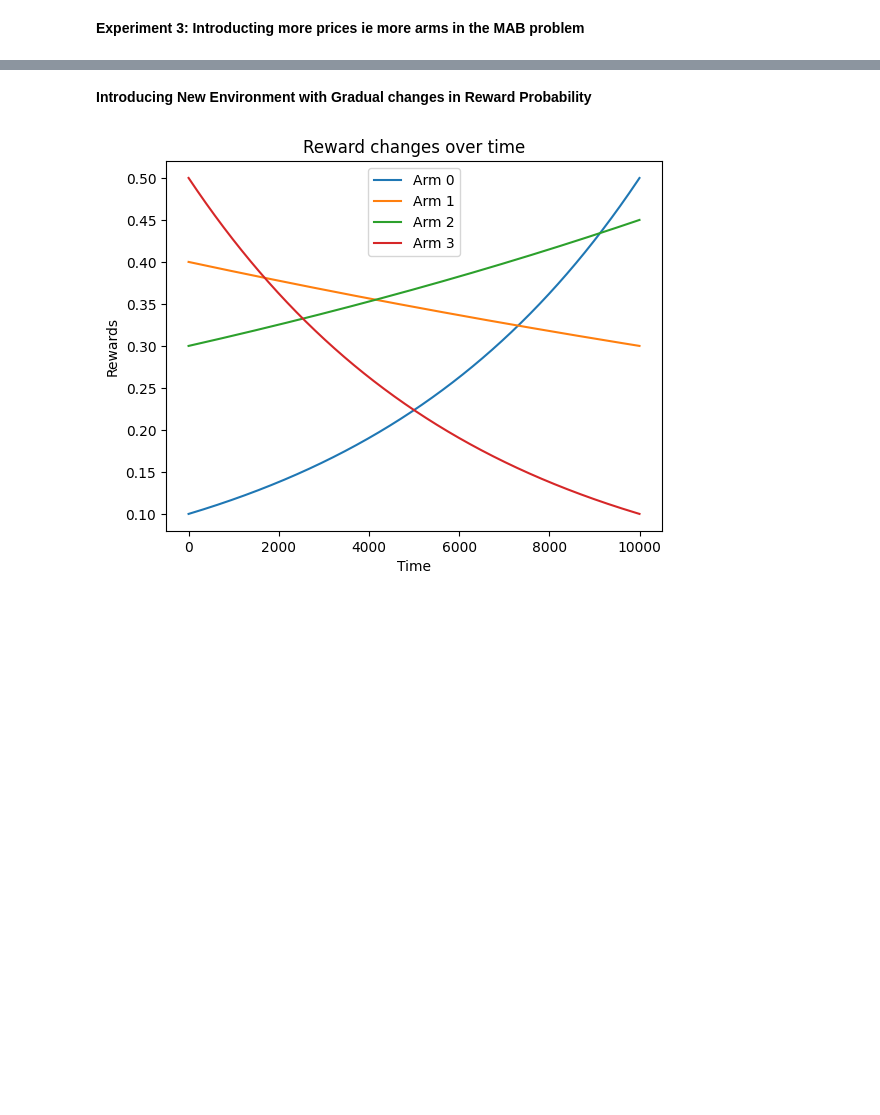
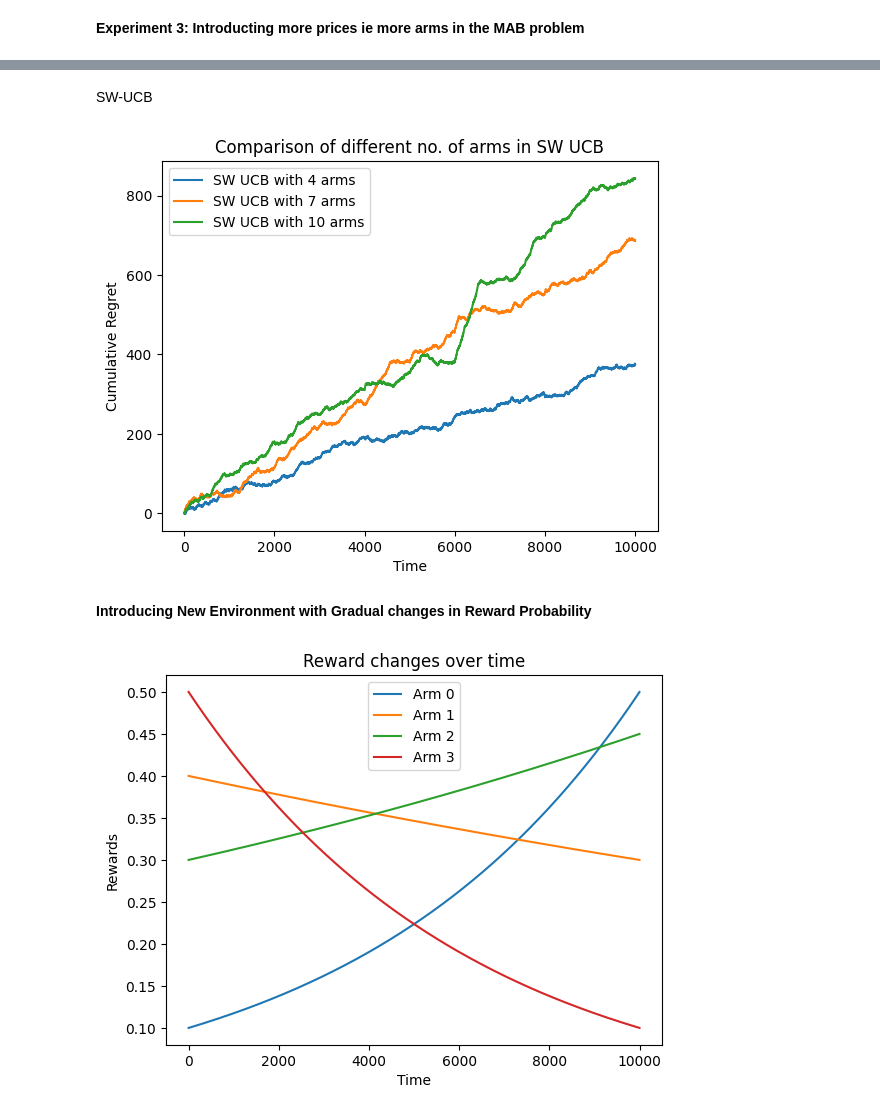
Before and after one commit to dayeonryoo/research-skills-stochastic-MAB, a Jupyter notebook: NS_UCB_MAB.ipynb, the cells around one changed output, grey strips where cells are left out. Cells and saved outputs as stored; diff of their text form; code cells hidden in the pictures; blank space fills up the shorter version.

```diff
--- a/NS_UCB_MAB.ipynb
+++ b/NS_UCB_MAB.ipynb
@@ -383,3 +399,64 @@ plt.savefig("Env_1_regret_newPrices")
+# %% [markdown]
+SW-UCB
+# %%
+reward_probabilities_4 = [i[0:4] for i in reward_probabilities]
+reward_probabilities_7 = [i[0:7] for i in reward_probabilities]
+reward_probabilities_10 = reward_probabilities
+
+#Defining Environment
+env_s_4 = DynamicPricingEnv(prices[0:4], change_points, reward_probabilities_4)
+env_s_7 = DynamicPricingEnv(prices[0:7], change_points, reward_probabilities_7)
+env_s_10 = DynamicPricingEnv(prices, change_points, reward_probabilities_10)
+
+# Instance of Algorithm
+s_ucb_4 = SlidingWindowUCB(4,1213)
+s_ucb_7 = SlidingWindowUCB(7,1213)
+s_ucb_10 = SlidingWindowUCB(10,1213)
+
+T = 10000
+regrets_s_4 = []
+regrets_s_7 = []
+regrets_s_10 = []
+
+
+
+for t in range(T):
+
+
+    # Sliding Window UCB with 4 Arms
+    arm_s = s_ucb_4.select_arm()
+    reward_s = env_s_4.step(arm_s)
+    s_ucb_4.update(arm_s, reward_s)
+    regrets_s_4.append(max(reward_probabilities_4[env_s_4.current_phase]) - reward_s)
+
+    # Sliding Window UCB with 7 arms
+    arm_s = s_ucb_7.select_arm()
+    reward_s = env_s_7.step(arm_s)
+    s_ucb_7.update(arm_s, reward_s)
+    regrets_s_7.append(max(reward_probabilities_7[env_s_7.current_phase]) - reward_s)
+
+    # Sliding Window UCB with 10 arms
+    arm_s = s_ucb_10.select_arm()
+    reward_s = env_s_10.step(arm_s)
+    s_ucb_10.update(arm_s, reward_s)
+    regrets_s_10.append(max(reward_probabilities_10[env_s_10.current_phase]) - reward_s)
+
+
+
+# Plot Regrets
+plt.figure(2)
+plt.plot(np.cumsum(regrets_s_4), label='SW UCB with 4 arms')
+plt.plot(np.cumsum(regrets_s_7), label='SW UCB with 7 arms')
+plt.plot(np.cumsum(regrets_s_10), label='SW UCB with 10 arms')
+
+#plt.plot(np.cumsum(regrets_s), label='UCB_s')
+plt.xlabel("Time")
+plt.ylabel("Cumulative Regret")
+plt.legend()
+plt.title("Comparison of different no. of arms in SW UCB")
+plt.savefig("Regret_newPrices_SW")
+# %% [output]
+[figure, added]
 # %% [markdown]
 **Introducing New Environment with Gradual changes in Reward Probability**
 # %%
```
Also changed, not shown: parts of 7 cells of this notebook, 1 other file.
